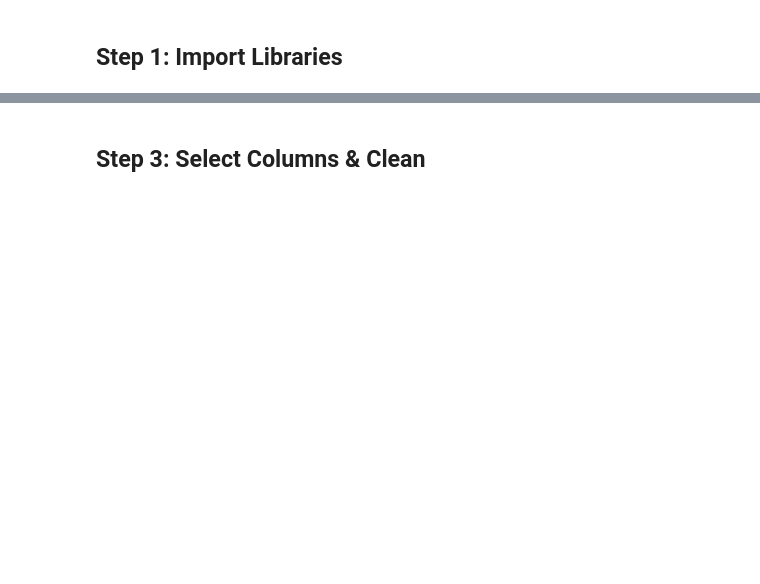
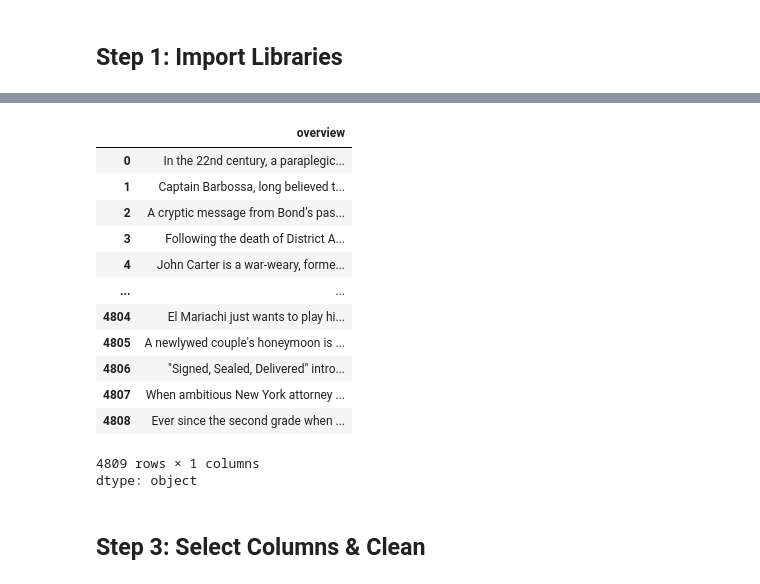
Before and after one commit to Vraj3363/Movie-Recommendation, a Jupyter notebook: movie_recommendation.ipynb, the cells around one changed output, grey strips where cells are left out. Drawn from its saved outputs; the diff is of its cells as text; code cells hidden in the pictures; blank space fills up the shorter version.

```diff
--- a/movie_recommendation.ipynb
+++ b/movie_recommendation.ipynb
@@ -38,3 +39,20 @@ movies.head(2)
+# %%
+movies['overview']
+# %% [output]
+|  | overview |
+| 0 | In the 22nd century, a paraplegic... |
+| 1 | Captain Barbossa, long believed t... |
+| 2 | A cryptic message from Bond’s pas... |
+| 3 | Following the death of District A... |
+| 4 | John Carter is a war-weary, forme... |
+| ... | ... |
+| 4804 | El Mariachi just wants to play hi... |
+| 4805 | A newlywed couple's honeymoon is ... |
+| 4806 | "Signed, Sealed, Delivered" intro... |
+| 4807 | When ambitious New York attorney ... |
+| 4808 | Ever since the second grade when ... |
+4809 rows × 1 columns
+dtype: object
 # %% [markdown]
 ## Step 3: Select Columns & Clean
 # %%
```
Also changed, not shown: parts of 22 cells of this notebook.
